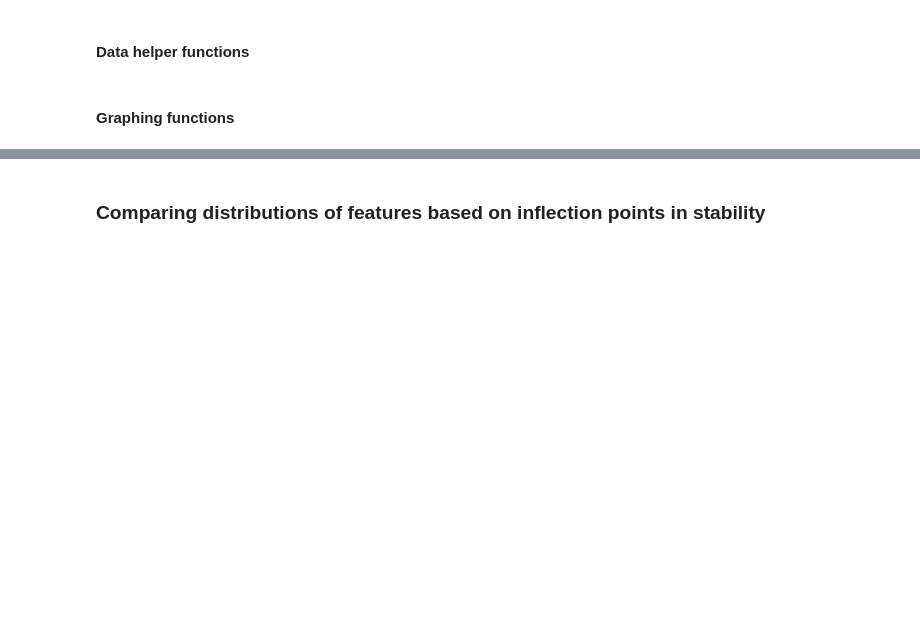
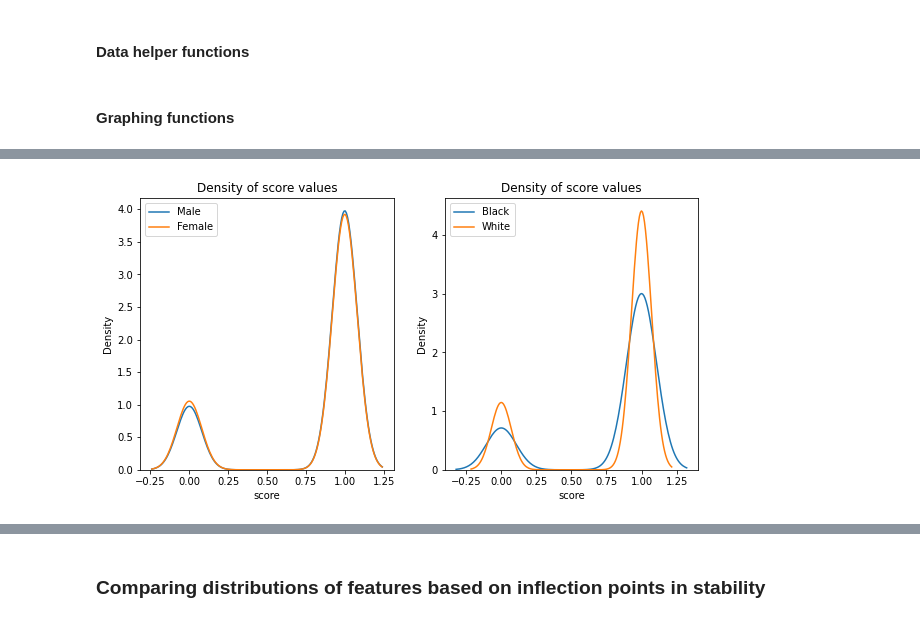
Before and after one commit to lurosenb/Swap_Auditor, a Jupyter notebook: nels_stability_tests.ipynb, the cells around one changed output, grey strips where cells are left out. Drawn from its saved outputs; the diff is of its cells as text; code cells hidden in the pictures; blank space fills up the shorter version.

```diff
--- a/nels_stability_tests.ipynb
+++ b/nels_stability_tests.ipynb
@@ -179,0 +243,4 @@ def construct_stability_df(df, rf, df_size, marginal_features):
+# %%
+plot_density_by_protected_class(baseline_df, 'score')
+# %% [output]
+[figure, added]
```
Also changed, not shown: parts of 37 cells of this notebook, 12 other files.
